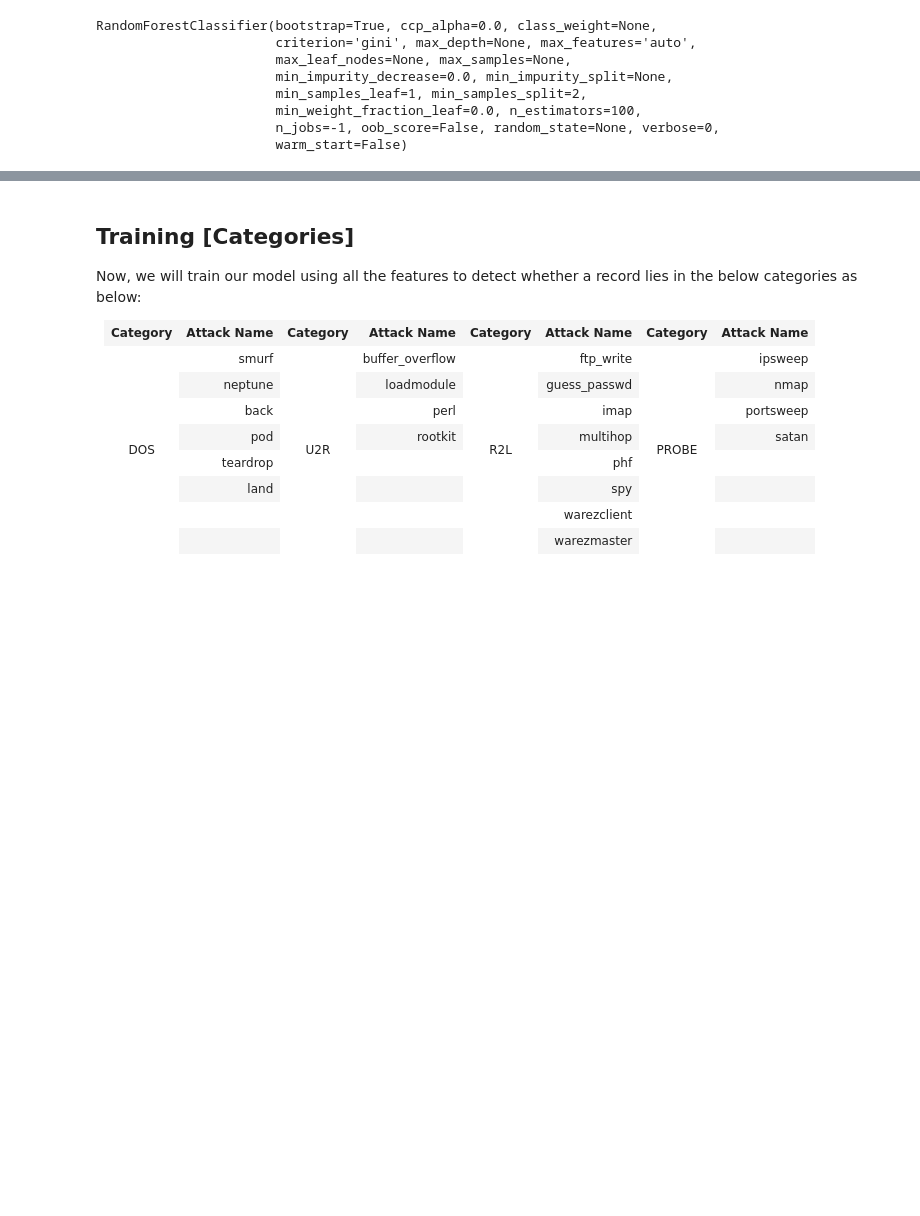
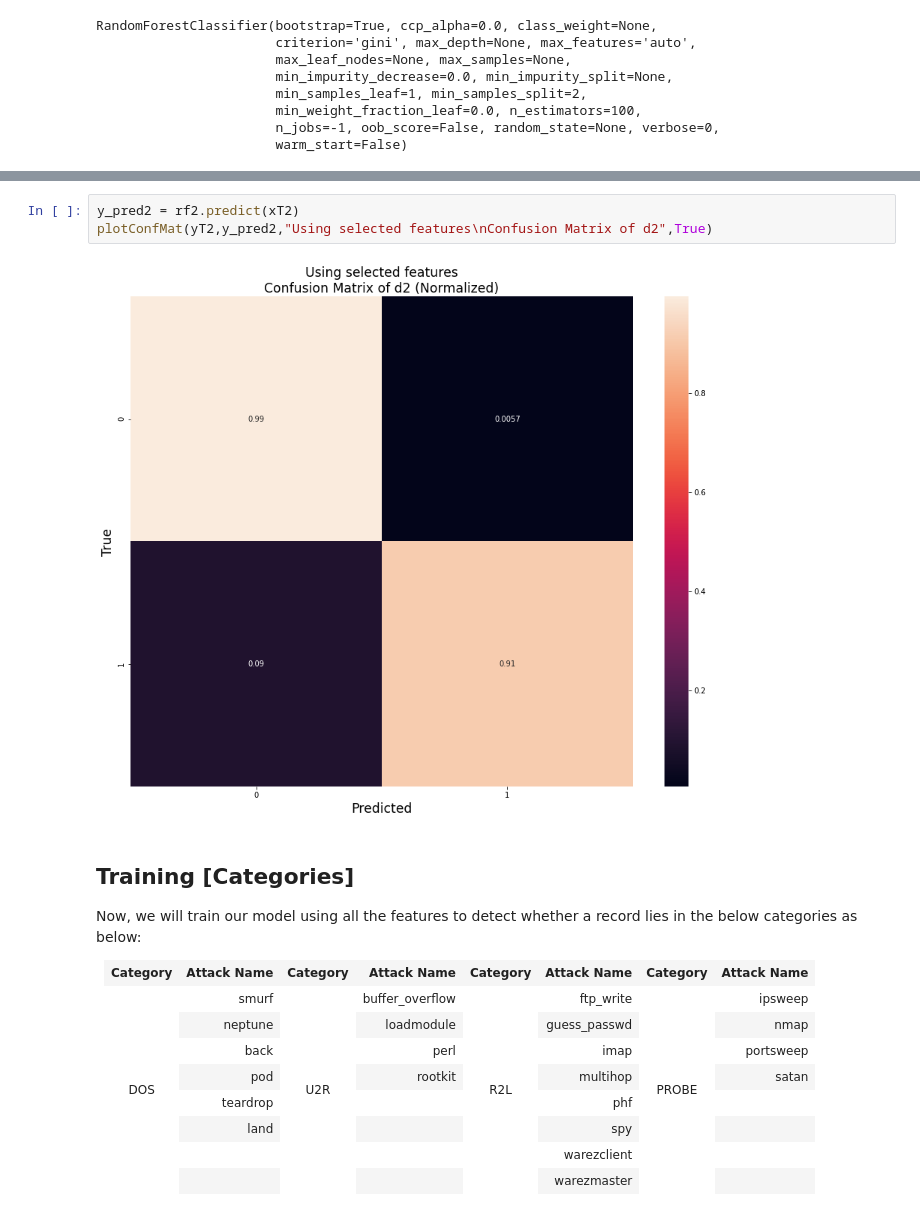
Before and after one commit to ammarSherif/KDD-ML-IDS, a Jupyter notebook: Random_Forest.ipynb, the cells around one changed output, grey strips where cells are left out. Saved outputs shown, nothing was run; the diff lists cells and outputs as text; blank space fills up the shorter version.

```diff
--- a/Random_Forest.ipynb
+++ b/Random_Forest.ipynb
@@ -484,3 +561,8 @@ Accuracy (Unknown attacks):  0.09792300710128678
+# %%
+y_pred2 = rf2.predict(xT2)
+plotConfMat(yT2,y_pred2,"Using selected features\nConfusion Matrix of d2",True)
+# %% [output]
+[figure, added]
 # %% [markdown]
 ## Training [Categories]
 Now, we will train our model using all the features to detect whether a record lies in the below categories as below:
```
Also changed, not shown: parts of 34 cells of this notebook.
